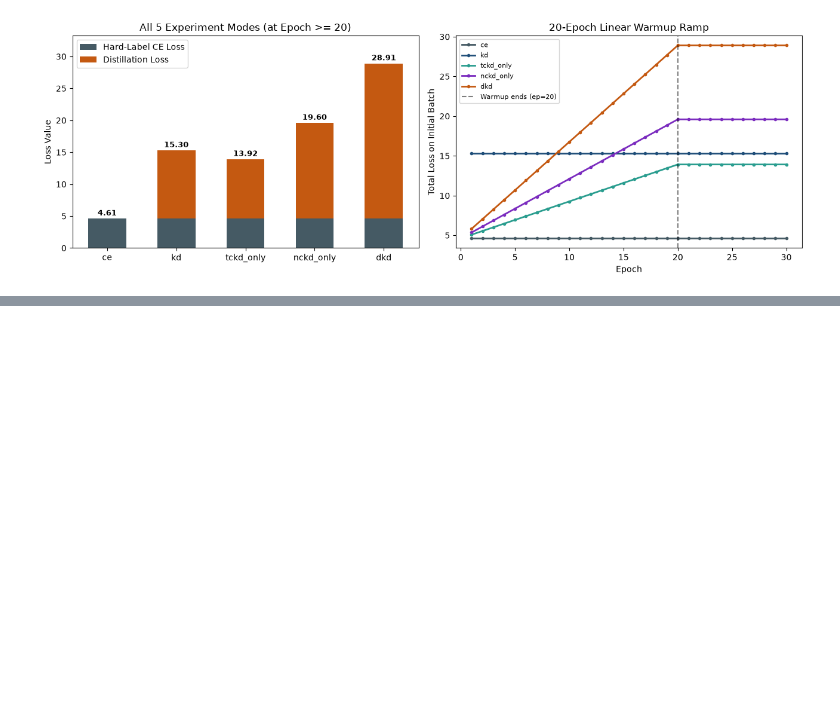
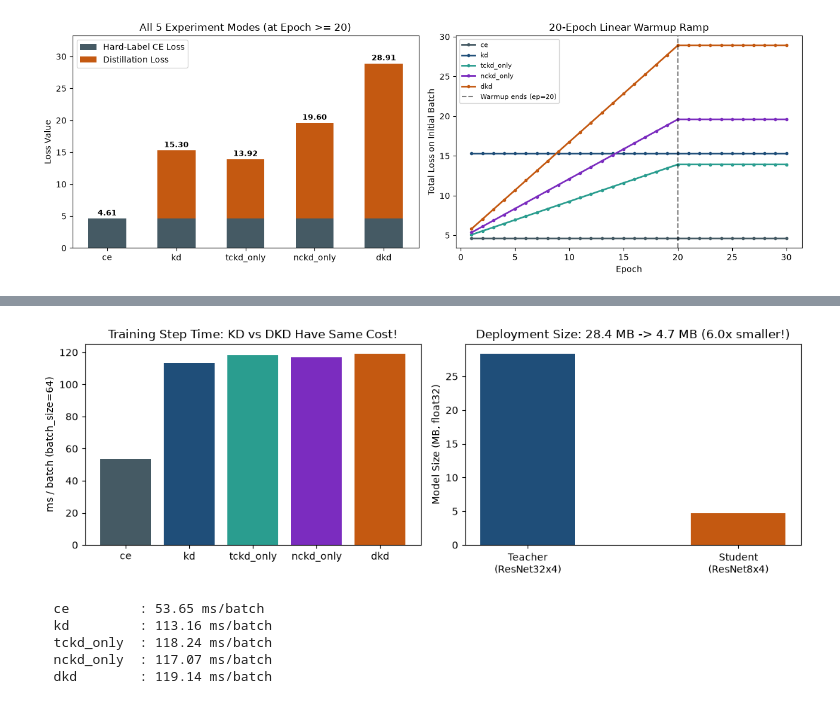
Before and after one commit to SufyanSiddiqui/ml-dkd-fall-2026, a Jupyter notebook: notebooks/05_dkd_from_scratch.ipynb, the cells around one changed output, grey strips where cells are left out. Saved outputs shown, nothing was run; the diff lists cells and outputs as text; code cells hidden in the pictures; blank space fills up the shorter version.

```diff
--- a/notebooks/05_dkd_from_scratch.ipynb
+++ b/notebooks/05_dkd_from_scratch.ipynb
@@ -977,0 +1141,52 @@ plt.show()
+# %%
+def benchmark_speed() -> dict[str, float]:
+    s_bench = StudentResNet8x4().to(DEVICE).train()
+    opt = torch.optim.SGD(s_bench.parameters(), lr=0.05, momentum=0.9, weight_decay=5e-4)
+    x_b = torch.randn(64, 3, 32, 32, device=DEVICE)
+    y_b = torch.randint(0, 100, (64,), device=DEVICE)
+
+    timings = {}
+    for m in ["ce", "kd", "tckd_only", "nckd_only", "dkd"]:
+        times = []
+        for step in range(15):  # 5 warmup steps + 10 timed steps
+            if DEVICE.type == "cuda": torch.cuda.synchronize()
+            elif DEVICE.type == "mps": torch.mps.synchronize()
+            t0 = time.perf_counter()
+
+            lg_s = s_bench(x_b)
+            lg_t = teacher(x_b) if m != "ce" else None
+            loss, _, _ = compute_student_loss(m, lg_s, y_b, lg_t, epoch=20)
+            opt.zero_grad(set_to_none=True); loss.backward(); opt.step()
+
+            if DEVICE.type == "cuda": torch.cuda.synchronize()
+            elif DEVICE.type == "mps": torch.mps.synchronize()
+            if step >= 5:
+                times.append((time.perf_counter() - t0) * 1000.0)
+        timings[m] = float(np.mean(times))
+    return timings
+
+
+step_ms = benchmark_speed()
+s_mb = sum(p.numel() * 4 for p in student_untrained.parameters()) / (1024 ** 2)
+t_mb = sum(p.numel() * 4 for p in teacher.parameters()) / (1024 ** 2)
+
+fig, axes = plt.subplots(1, 2, figsize=(11, 3.8))
+axes[0].bar(list(step_ms.keys()), list(step_ms.values()), color=["#455a64", "#1f4e79", "#2a9d8f", "#7b2cbf", "#c45911"])
+axes[0].set_ylabel("ms / batch (batch_size=64)")
+axes[0].set_title("Training Step Time: KD vs DKD Have Same Cost!")
+
+axes[1].bar(["Teacher\n(ResNet32x4)", "Student\n(ResNet8x4)"], [t_mb, s_mb], color=["#1f4e79", "#c45911"], width=0.45)
+axes[1].set_ylabel("Model Size (MB, float32)")
+axes[1].set_title(f"Deployment Size: {t_mb:.1f} MB -> {s_mb:.1f} MB ({t_mb/s_mb:.1f}x smaller!)")
+plt.tight_layout()
+plt.show()
+
+for k, v in step_ms.items():
+    print(f"  {k:10s} : {v:.2f} ms/batch")
+# %% [output]
+[figure, added]
+  ce         : 53.65 ms/batch
+  kd         : 113.16 ms/batch
+  tckd_only  : 118.24 ms/batch
+  nckd_only  : 117.07 ms/batch
+  dkd        : 119.14 ms/batch
```
Also changed, not shown: parts of 12 cells of this notebook, 30 other files.
